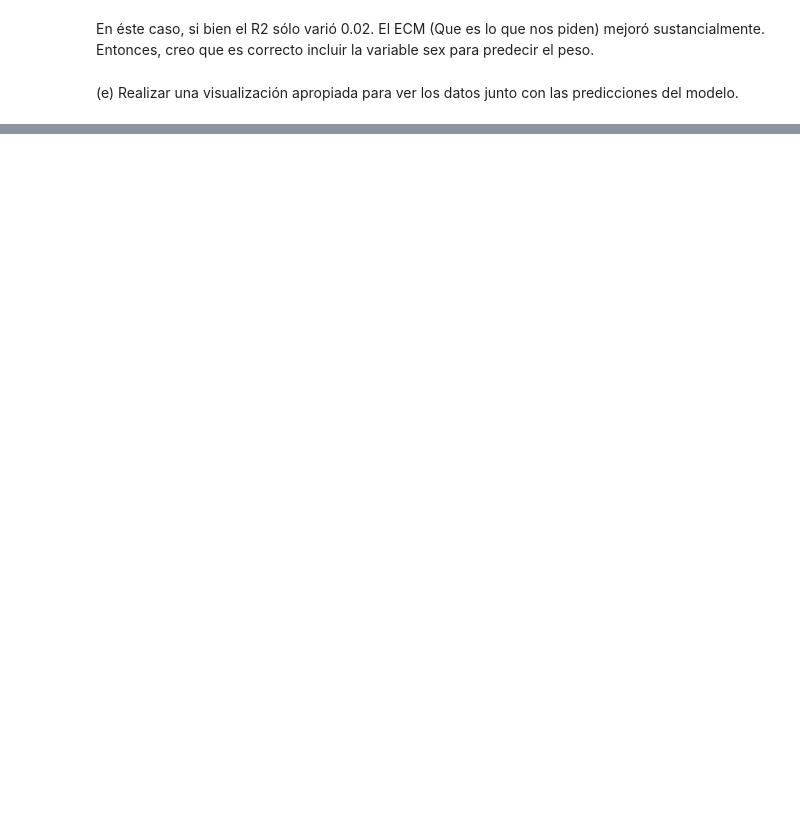
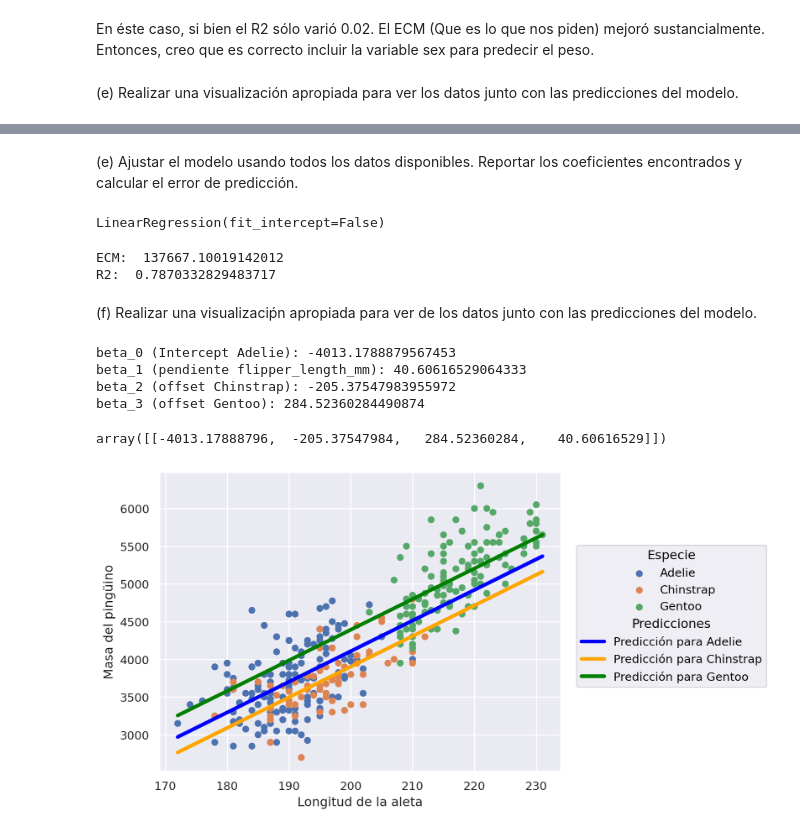
Before and after one commit to LucaChicconi/_labodatos, a Jupyter notebook: practica7.ipynb, the cells around one changed output, grey strips where cells are left out. Drawn from its saved outputs; the diff is of its cells as text; code cells hidden in the pictures; blank space fills up the shorter version.

```diff
--- a/practica7.ipynb
+++ b/practica7.ipynb
@@ -341,0 +387,7 @@ En éste caso, si bien el R2 sólo varió 0.02. El ECM (Que es lo que nos piden)
+# %%
+y, X = (
+    Formula('body_mass_g ~ species + flipper_length_mm')
+    .get_model_matrix(penguins_limpia)
+)
+
+X
@@ -341,0 +408,54 @@ En éste caso, si bien el R2 sólo varió 0.02. El ECM (Que es lo que nos piden)
+# %% [markdown]
+(e) Ajustar el modelo usando todos los datos disponibles. Reportar los coeficientes encontrados y calcular el error de predicción.
+# %%
+modelo3 = linear_model.LinearRegression(fit_intercept = False)    # Inicializamos un modelo de Regresion Lineal.
+# OJO: fit_intercept=False porque la matriz X generada por Formulaic ya incluye
+# una columna 'Intercept' (al igual que en el ejercicio 3). Si se deja fit_intercept=True,
+# sklearn agrega un segundo intercept, la columna 'Intercept' de X queda colineal con él,
+# su coeficiente se va a 0, y TODOS los demás coeficientes (species, flipper_length_mm)
+# se desplazan un lugar en modelo3.coef_. Eso es lo que generaba masas negativas más abajo.
+modelo3.fit(X, y)
+# %% [output]
+LinearRegression(fit_intercept=False)
+# %%
+ecm = mean_squared_error(y, modelo3.predict(X))
+r2 = r2_score(y, modelo3.predict(X))
+
+print("ECM: ", ecm)
+print("R2: ", r2)
+# %% [output]
+ECM:  137667.10019142012
+R2:  0.7870332829483717
+# %% [markdown]
+(f) Realizar una visualizaciṕn apropiada para ver de los datos junto con las predicciones del
+modelo.
+# %%
+# Columnas de X (en este orden): Intercept, species[T.Chinstrap], species[T.Gentoo], flipper_length_mm
+beta_0 = modelo3.coef_[0][0]   # Intercept -> intercepto para la especie base (Adelie)
+beta_2 = modelo3.coef_[0][1]   # species[T.Chinstrap] -> offset de Chinstrap respecto a Adelie
+beta_3 = modelo3.coef_[0][2]   # species[T.Gentoo] -> offset de Gentoo respecto a Adelie
+beta_1 = modelo3.coef_[0][3]   # flipper_length_mm -> pendiente (igual para las 3 especies)
+
+print("beta_0 (Intercept Adelie):", beta_0)
+print("beta_1 (pendiente flipper_length_mm):", beta_1)
+print("beta_2 (offset Chinstrap):", beta_2)
+print("beta_3 (offset Gentoo):", beta_3)
+
+modelo3.coef_
+# %% [output]
+beta_0 (Intercept Adelie): -4013.1788879567453
+beta_1 (pendiente flipper_length_mm): 40.60616529064333
+beta_2 (offset Chinstrap): -205.37547983955972
+beta_3 (offset Gentoo): 284.52360284490874
+array([[-4013.17888796,  -205.37547984,   284.52360284,    40.60616529]])
+# %%
+(
+    so.Plot(data=penguins_limpia,x="flipper_length_mm")
+    .add(so.Dot(),y="body_mass_g",color="species")
+    .add(so.Line(color="blue",linestyle="-",linewidth=3.5),y=beta_0+beta_1*penguins_limpia['flipper_length_mm'],label="Predicción para Adelie")
+    .add(so.Line(color="orange",linestyle="-",linewidth=3.5),y=beta_0+beta_1*penguins_limpia['flipper_length_mm']+beta_2,label="Predicción para Chinstrap")
+    .add(so.Line(color="green",linestyle="-",linewidth=3.5),y=beta_0+beta_1*penguins_limpia['flipper_length_mm']+beta_3,label="Predicción para Gentoo")
+    .label(legend="Predicciones")
+).label(x="Longitud de la aleta",y="Masa del pingüino",color="Especie")
+# %% [output]
+[figure, added]
```
Also changed, not shown: parts of 42 cells of this notebook, 15 other files.
